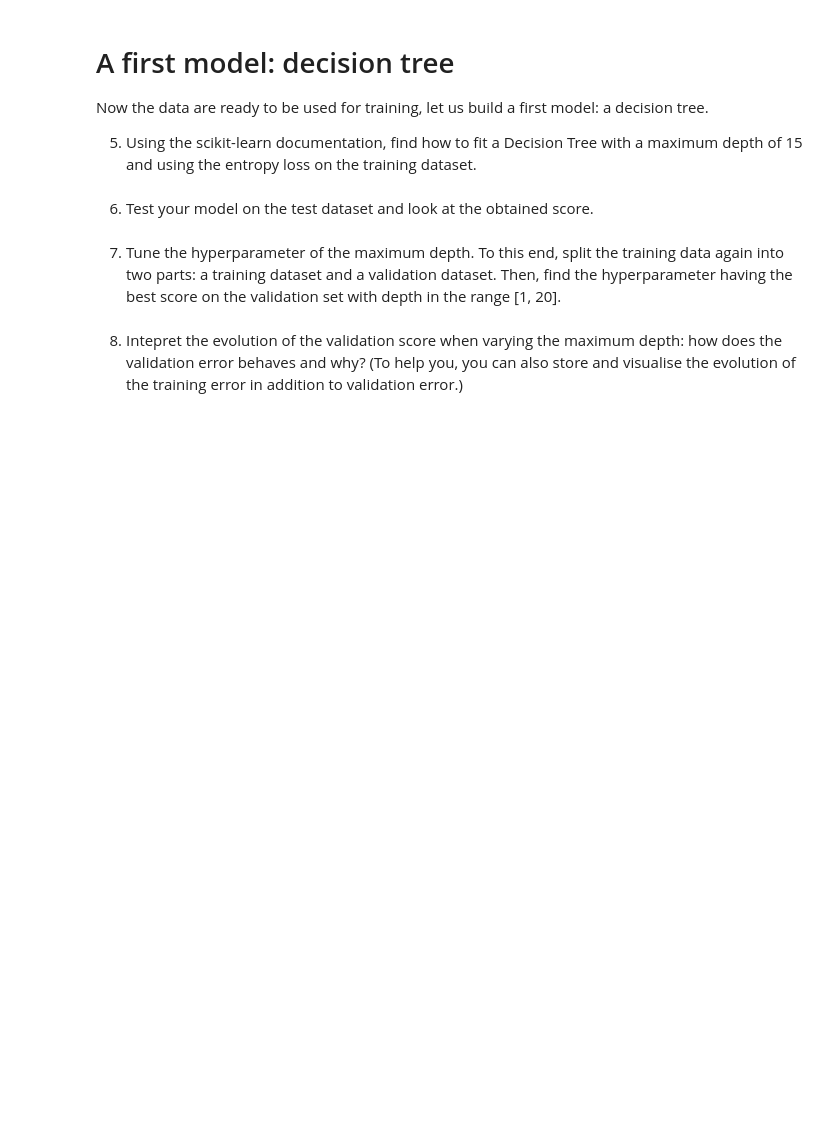
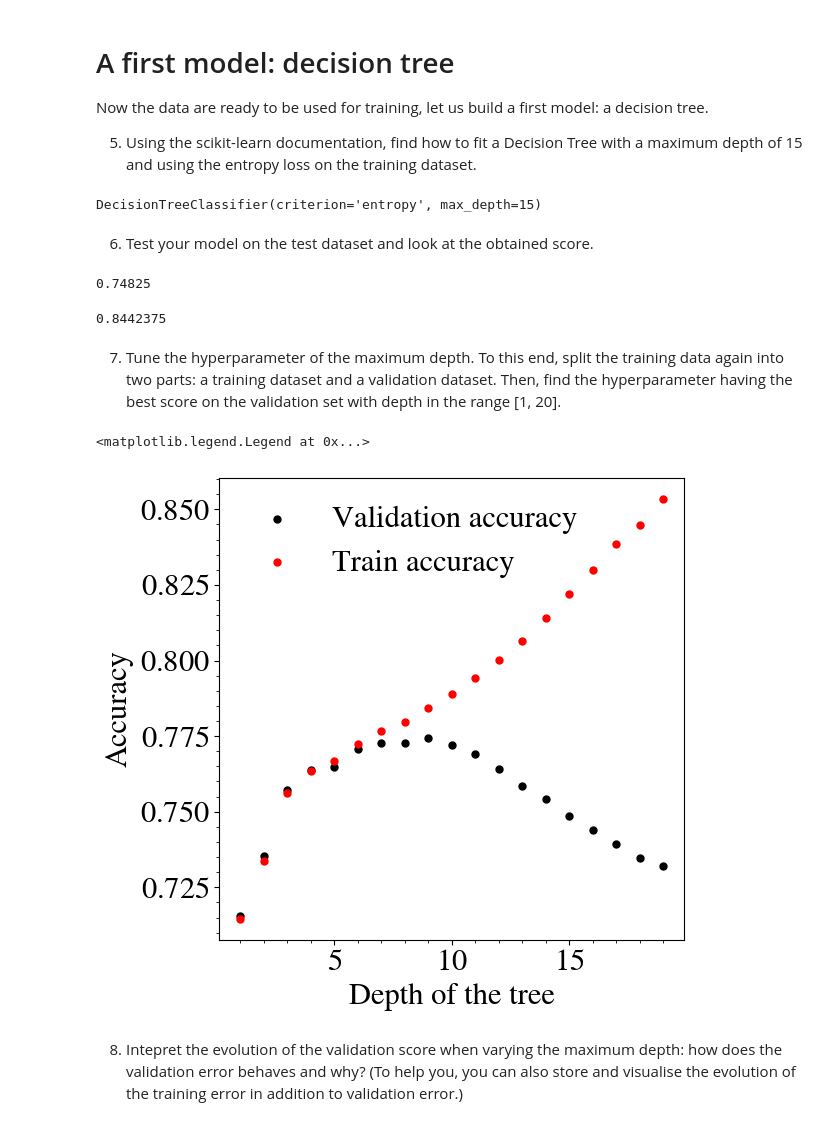
Before and after one commit to mlelarge/ens-ml4sd, a Jupyter notebook: notebooks/5_Trees_RFs.ipynb, the cells around one changed output. Saved outputs shown, nothing was run; the diff lists cells and outputs as text; code cells hidden in the pictures; blank space fills up the shorter version.

```diff
--- a/notebooks/5_Trees_RFs.ipynb
+++ b/notebooks/5_Trees_RFs.ipynb
@@ -80,2 +125,10 @@ Now the data are ready to be used for training, let us build a first model: a de
+# %%
+# Your code
+from sklearn import tree
+
+DT = tree.DecisionTreeClassifier(max_depth=15, criterion='entropy')
+DT.fit(X_train, y_train)
+# %% [output]
+DecisionTreeClassifier(criterion='entropy', max_depth=15)
 # %% [markdown]
 6. Test your model on the test dataset and look at the obtained score.
@@ -84,2 +135,12 @@ Now the data are ready to be used for training, let us build a first model: a de
+# %%
+# Your code
+y_pred = DT.predict(X_test)
+print(DT.score(X_test, y_test))
+# %% [output]
+0.74825
+# %%
+DT.score(X_train, y_train)
+# %% [output]
+0.8442375
 # %% [markdown]
 7. Tune the hyperparameter of the maximum depth. To this end, split the training data again into two parts: a training dataset and a validation dataset. Then, find the hyperparameter having the best score on the validation set with depth in the range [1, 20].
@@ -88,3 +147,28 @@ Now the data are ready to be used for training, let us build a first model: a de
+# %%
+# Your code
+from tqdm import tqdm   # To show loading bar
+
+X_train2, X_valid, y_train2, y_valid = model_selection.train_test_split(X_train, y_train, test_size=0.3, random_state=102)
+
+depths = np.arange(1, 20)
+
+scores_validation = []
+scores_training = []
+for d in tqdm(depths):
+  DT = tree.DecisionTreeClassifier(max_depth=d, criterion='entropy')
+  DT.fit(X_train2, y_train2)
+  scores_validation.append(DT.score(X_valid, y_valid))
+  scores_training.append(DT.score(X_train, y_train))
+
+fig, ax = plt.subplots(figsize=(6,6))
+ax.scatter(depths, scores_validation, s=25, color='k', label=r'Validation accuracy')
+ax.scatter(depths, scores_training, s=25, color='r', label=r'Train accuracy')
+ax.set_xlabel(r'Depth of the tree')
+ax.set_ylabel(r'Accuracy')
+ax.legend(frameon=False)
+# %% [output]
+<matplotlib.legend.Legend at 0x...>
+[figure, added]
 # %% [markdown]
 8. Intepret the evolution of the validation score when varying the maximum depth: how does the validation error behaves and why? (To help you, you can also store and visualise the evolution of the training error in addition to validation error.)
 # %% [markdown]
```
Also changed, not shown: parts of 24 cells of this notebook, 1 other file.
